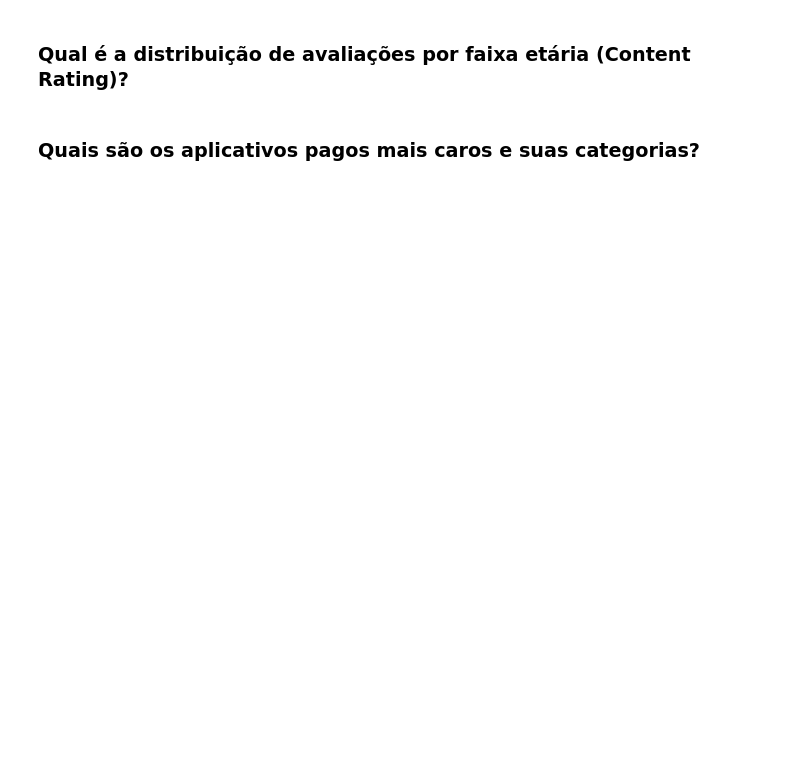
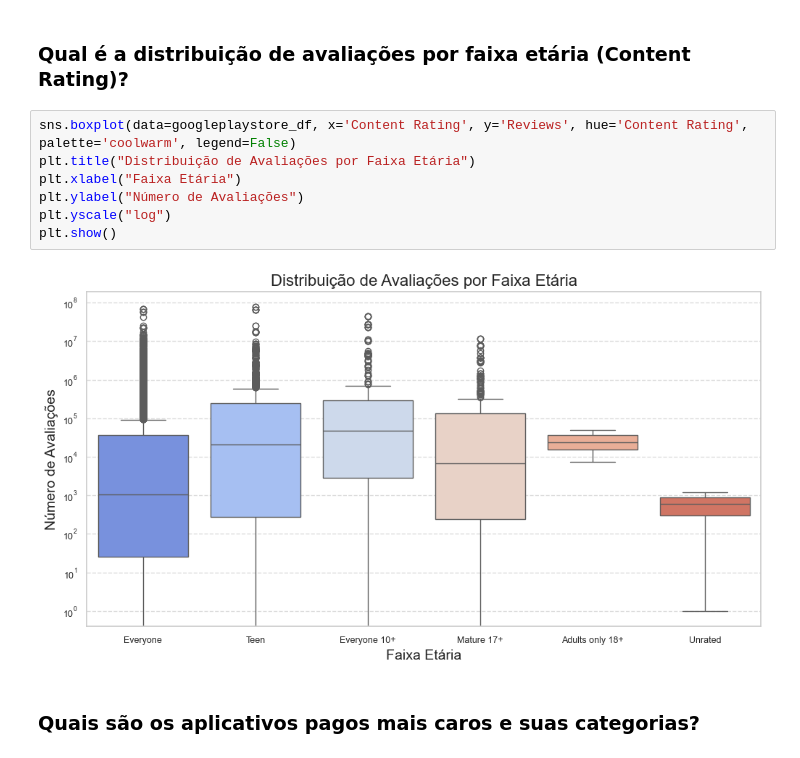
Before and after one commit to Nicolas-Wender/Google-Playstore-Analysis, a Jupyter notebook: notebook.ipynb, the cells around one changed output. Cells and saved outputs as stored; diff of their text form; blank space fills up the shorter version.

```diff
--- a/notebook.ipynb
+++ b/notebook.ipynb
@@ -196,5 +274,14 @@ googleplaystore_reviews_df = googleplaystore_reviews_df.assign(
 # %% [markdown]
 
 ### Qual é a distribuição de avaliações por faixa etária (Content Rating)?
+# %%
+sns.boxplot(data=googleplaystore_df, x='Content Rating', y='Reviews', hue='Content Rating', palette='coolwarm', legend=False)
+plt.title("Distribuição de Avaliações por Faixa Etária")
+plt.xlabel("Faixa Etária")
+plt.ylabel("Número de Avaliações")
+plt.yscale("log")
+plt.show()
+# %% [output]
+[figure, added]
 # %% [markdown]
 ### Quais são os aplicativos pagos mais caros e suas categorias?
```
Also changed, not shown: parts of 14 cells of this notebook.
